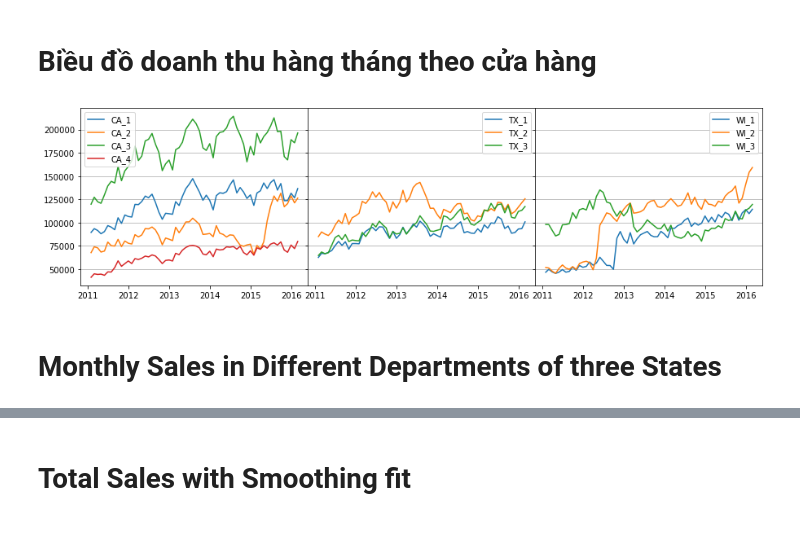
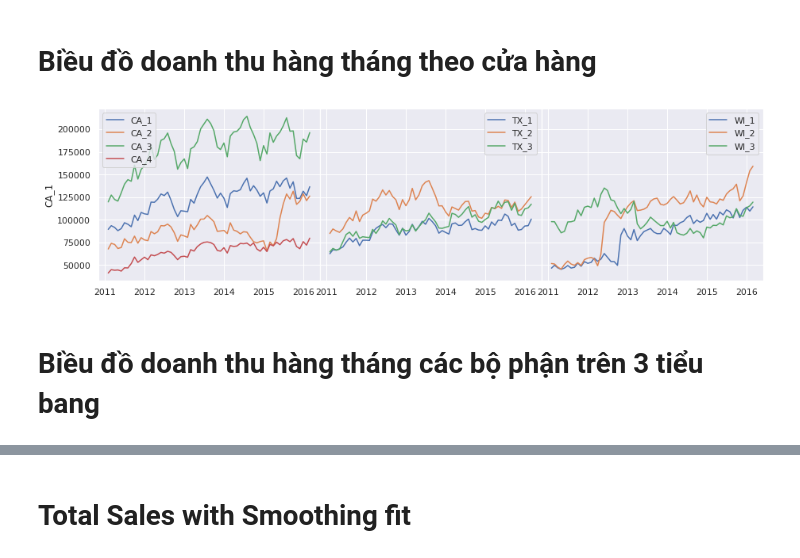
Before and after one commit to khanh22mse23057/python4engineer-assignments, a Jupyter notebook: Assignments2_Overview_M5_EDA.ipynb, the cells around one changed output, grey strips where cells are left out. Drawn from its saved outputs; the diff is of its cells as text; code cells hidden in the pictures; blank space fills up the shorter version.

```diff
--- a/Assignments2_Overview_M5_EDA.ipynb
+++ b/Assignments2_Overview_M5_EDA.ipynb
@@ -170,20 +133,18 @@ sns.barplot(data= D, x="cat_id", y = "Total Salse")
 # %% [markdown]
 # **Biều đồ doanh thu hàng tháng theo cửa hàng**
 # %%
-F = X.groupby(['store_id'])[(X.columns)[:-6]].sum()
+src = X.groupby(['store_id'])[(X.columns)[:-6]].sum() #
 fig, ax = plt.subplots(1, 3, sharey=True, figsize = (15,4))
+fig.subplots_adjust(wspace=0.0)
+
 for i in range(10):
     n = lambda x : 0 if x == 'C' else (1 if x == 'T' else 2)
-    n = n(F.index[i][0])
-    ax[n].plot(F.iloc[i,1:-1],label=F.index[i])
-    ax[n].grid(b=True,axis='y')
-    ax[n].legend(loc='best')
-fig.subplots_adjust( wspace=0.0)
-plt.show()
+    n = n(src.index[i][0])
+    sns.lineplot(ax=ax[n], data=src.iloc[i,1:-1], palette="tab10", linewidth=1.5, label=src.index[i])
 # %% [output]
-[figure, old version]
+[figure, new version]
-# %% [markdown]
-# **Monthly Sales in Different Departments of three States**
+# %% [markdown]
+# **Biều đồ doanh thu hàng tháng các bộ phận trên 3 tiểu bang**
 # %%
 F = X.groupby(['state_id','dept_id'])[(X.columns)[6:]].sum()
 fig, ax = plt.subplots(3, 7, sharey=True,sharex=True,figsize = (17,7))
```
Also changed, not shown: parts of 73 cells of this notebook.
